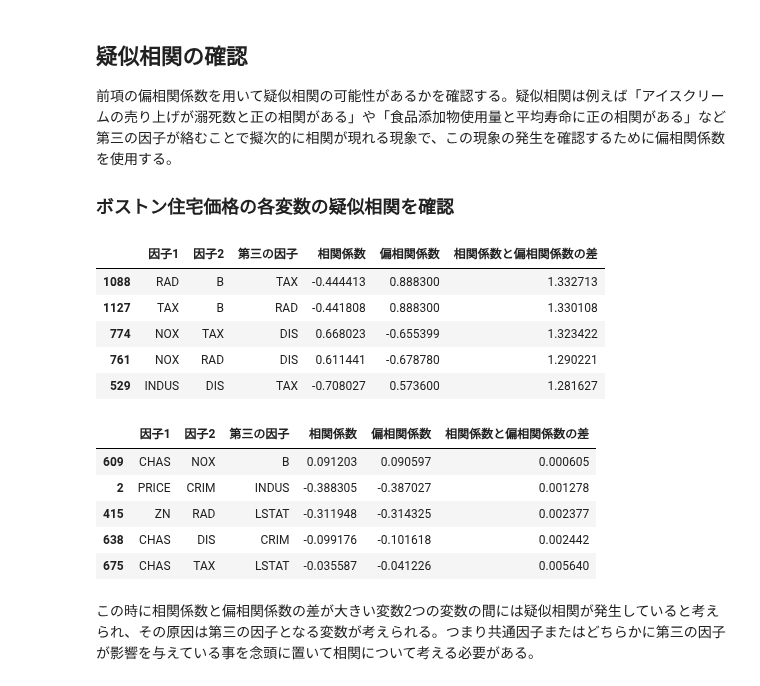
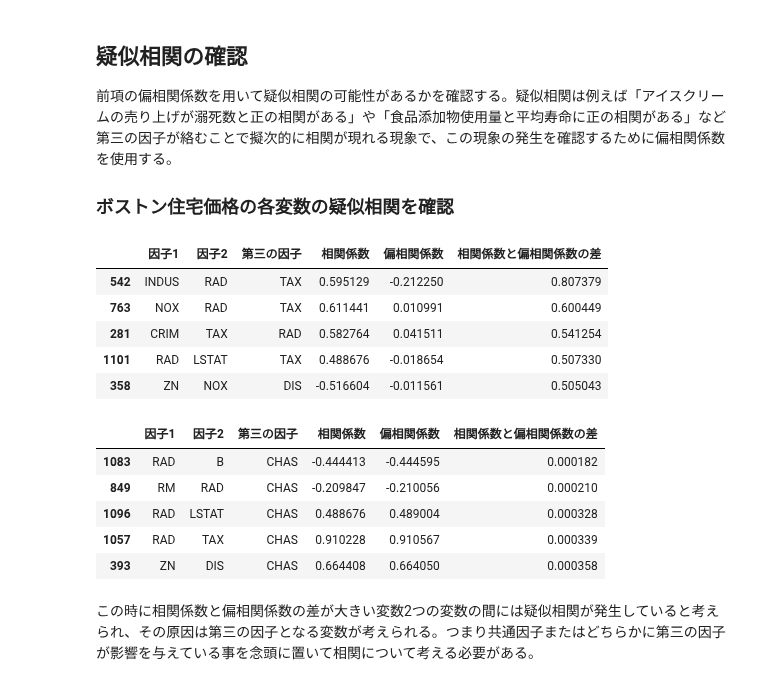
Before and after one commit to NTanaka1994/DataAnalysis, a Jupyter notebook: 相関分析/Corr.ipynb, the cells around one changed output. Cells and saved outputs as stored; diff of their text form; code cells hidden in the pictures.

```diff
--- a/相関分析/Corr.ipynb
+++ b/相関分析/Corr.ipynb
@@ -144,34 +144,37 @@ r(yz・x):-0.408
 ### ボストン住宅価格の各変数の疑似相関を確認
 # %%
 def partcorr(r_xy, r_yz, r_xz):
-    return (r_yz - r_xy * r_xz) / (np.sqrt(1 - r_xy ** 2) * np.sqrt(1 - r_xz ** 2))
+    return (r_xy - r_yz * r_xz) / (np.sqrt(1 - r_yz ** 2) * np.sqrt(1 - r_xz ** 2))
 # %%
 corr = df.corr().values
 col = df.corr().columns
 pcorr = []
 for i in range(len(corr)):
     for j in range(i+1, len(corr[i])):
         for k in range(len(corr)):
             if col[i] != col[j] and col[i] != col[k] and col[j] and col[k]:
-                pcorr.append([col[i], col[j], col[k], corr[i][j], partcorr(corr[i][j], corr[i][k], corr[k][j]), abs(corr[i][j]-partcorr(corr[i][j], corr[i][k], corr[k][j]))])
+                pcorr.append([col[i], col[j], col[k], corr[i][j],
+                              partcorr(corr[i][j], corr[i][k], corr[k][j]),
+                              abs(corr[i][j]-partcorr(corr[i][j], corr[i][k], corr[k][j]))
+                             ])
 df_pcorr = pd.DataFrame(pcorr)
 df_pcorr.columns = ["因子1", "因子2", "第三の因子", "相関係数", "偏相関係数", "相関係数と偏相関係数の差"]
 df_pcorr.sort_values("相関係数と偏相関係数の差", ascending=False).head()
 # %% [output]
 |  | 因子1 | 因子2 | 第三の因子 | 相関係数 | 偏相関係数 | 相関係数と偏相関係数の差 |
-| 1088 | RAD | B | TAX | -0.444413 | 0.888300 | 1.332713 |
-| 1127 | TAX | B | RAD | -0.441808 | 0.888300 | 1.330108 |
-| 774 | NOX | TAX | DIS | 0.668023 | -0.655399 | 1.323422 |
-| 761 | NOX | RAD | DIS | 0.611441 | -0.678780 | 1.290221 |
-| 529 | INDUS | DIS | TAX | -0.708027 | 0.573600 | 1.281627 |
+| 542 | INDUS | RAD | TAX | 0.595129 | -0.212250 | 0.807379 |
+| 763 | NOX | RAD | TAX | 0.611441 | 0.010991 | 0.600449 |
+| 281 | CRIM | TAX | RAD | 0.582764 | 0.041511 | 0.541254 |
+| 1101 | RAD | LSTAT | TAX | 0.488676 | -0.018654 | 0.507330 |
+| 358 | ZN | NOX | DIS | -0.516604 | -0.011561 | 0.505043 |
 # %%
 df_pcorr.sort_values("相関係数と偏相関係数の差", ascending=True).head()
 # %% [output]
 |  | 因子1 | 因子2 | 第三の因子 | 相関係数 | 偏相関係数 | 相関係数と偏相関係数の差 |
-| 609 | CHAS | NOX | B | 0.091203 | 0.090597 | 0.000605 |
-| 2 | PRICE | CRIM | INDUS | -0.388305 | -0.387027 | 0.001278 |
-| 415 | ZN | RAD | LSTAT | -0.311948 | -0.314325 | 0.002377 |
-| 638 | CHAS | DIS | CRIM | -0.099176 | -0.101618 | 0.002442 |
-| 675 | CHAS | TAX | LSTAT | -0.035587 | -0.041226 | 0.005640 |
+| 1083 | RAD | B | CHAS | -0.444413 | -0.444595 | 0.000182 |
+| 849 | RM | RAD | CHAS | -0.209847 | -0.210056 | 0.000210 |
+| 1096 | RAD | LSTAT | CHAS | 0.488676 | 0.489004 | 0.000328 |
+| 1057 | RAD | TAX | CHAS | 0.910228 | 0.910567 | 0.000339 |
+| 393 | ZN | DIS | CHAS | 0.664408 | 0.664050 | 0.000358 |
 # %% [markdown]
 この時に相関係数と偏相関係数の差が大きい変数2つの変数の間には疑似相関が発生していると考えられ、その原因は第三の因子となる変数が考えられる。つまり共通因子またはどちらかに第三の因子が影響を与えている事を念頭に置いて相関について考える必要がある。
```
